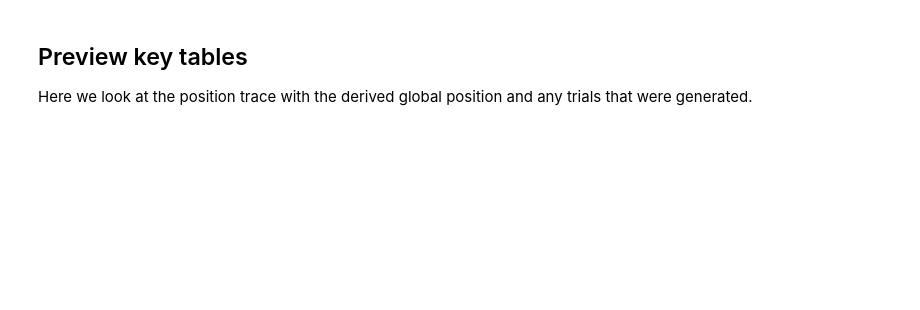
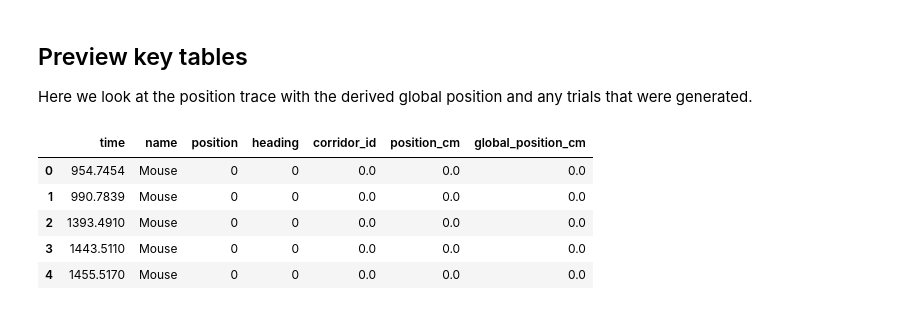
Before and after one commit to boazmohar/DELTA_Behavior, a Jupyter notebook: notebooks/json_to_hdf5_workflow.ipynb, the cells around one changed output. Drawn from its saved outputs; the diff is of its cells as text; code cells hidden in the pictures; blank space fills up the shorter version.

```diff
--- a/notebooks/json_to_hdf5_workflow.ipynb
+++ b/notebooks/json_to_hdf5_workflow.ipynb
@@ -85,13 +150,20 @@ Here we look at the position trace with the derived global position and any tria
 # %%
 with pd.HDFStore(result_path, mode='r') as store:
     position_preview = store['events/Position'].head()
     corridor_info = store['events/Corridor_Info']
     trials = store.get('events/Trials')
     lick_positions = store.get('events/Lick_Position')
     lick_windows = store.get('events/Lick_Cue_Window')
 
 trial_preview = trials.head() if trials is not None else 'No trials table found'
 lick_pos_preview = lick_positions.head() if lick_positions is not None else 'No lick position table found'
 lick_win_preview = lick_windows.head() if lick_windows is not None else 'No lick window table found'
 
-position_preview, trial_preview, lick_pos_preview, lick_win_preview
+position_preview
+# %% [output]
+|  | time | name | position | heading | corridor_id | position_cm | global_position_cm |
+| 0 | 954.7454 | Mouse | 0 | 0 | 0.0 | 0.0 | 0.0 |
+| 1 | 990.7839 | Mouse | 0 | 0 | 0.0 | 0.0 | 0.0 |
+| 2 | 1393.4910 | Mouse | 0 | 0 | 0.0 | 0.0 | 0.0 |
+| 3 | 1443.5110 | Mouse | 0 | 0 | 0.0 | 0.0 | 0.0 |
+| 4 | 1455.5170 | Mouse | 0 | 0 | 0.0 | 0.0 | 0.0 |
```
Also changed, not shown: parts of 7 cells of this notebook, 8 other files.
